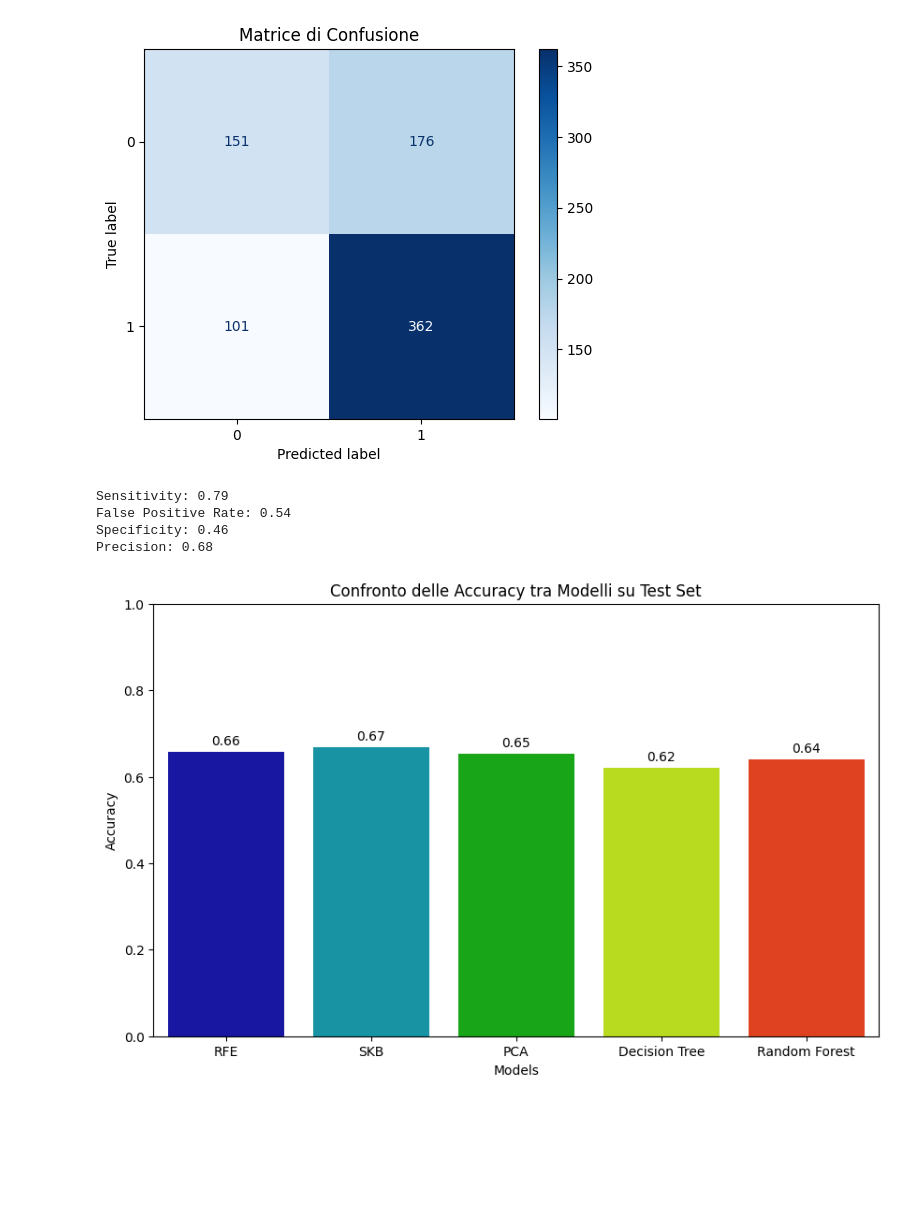
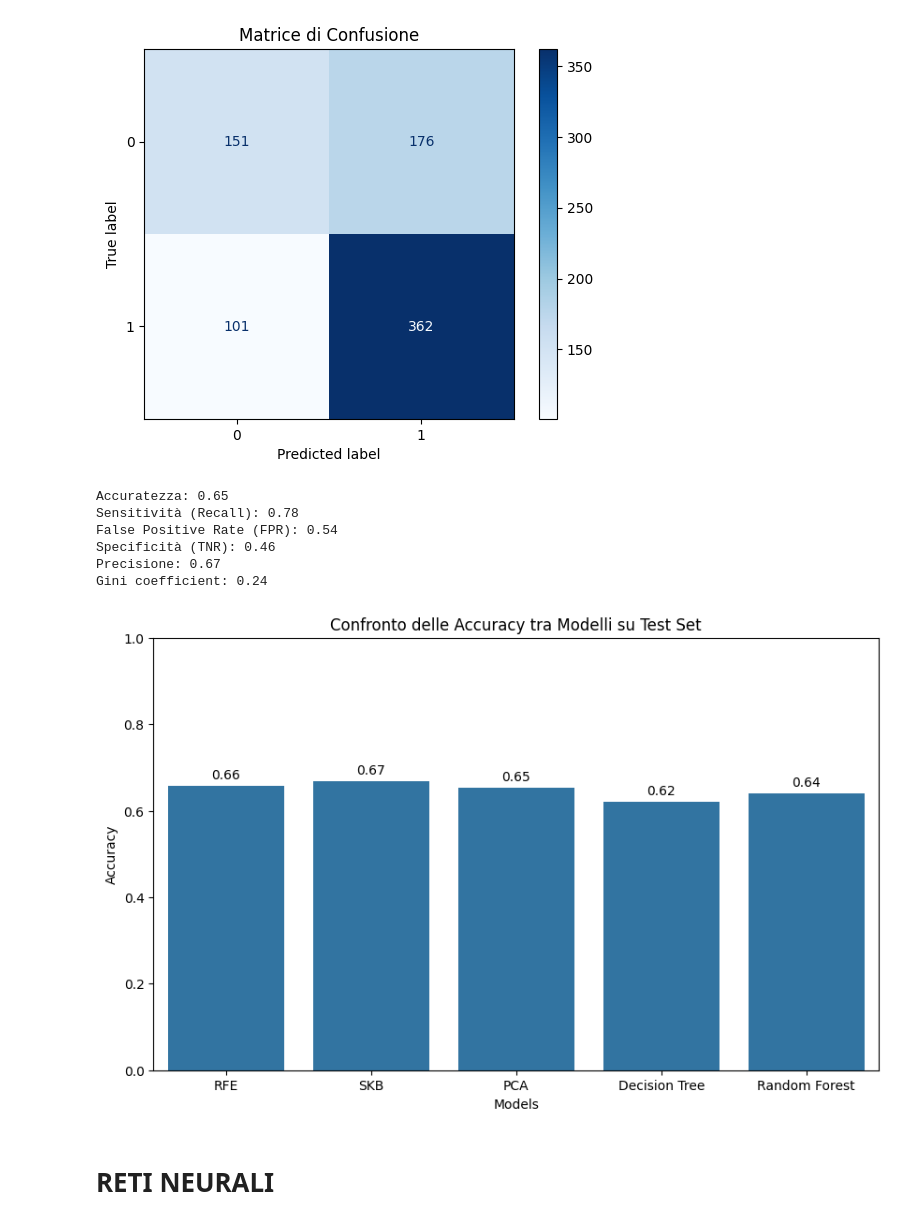
Before and after one commit to LucaTomei93/AIDS_VirusInfectionPrediction, a Jupyter notebook: main.ipynb, the cells around one changed output. Saved outputs shown, nothing was run; the diff lists cells and outputs as text; code cells hidden in the pictures; blank space fills up the shorter version.

Commit message:
reti neurali

```diff
--- a/main.ipynb
+++ b/main.ipynb
@@ -1063,60 +1019,41 @@ plt.show()
 # %% [output]
 <Figure size 800x600 with 0 Axes>
 [figure]
-# %%
-# Sensitivity, False Positive Rate, Specificity, Precision
-
-TP = 368
-FN = 95
-FP = 175
-TN = 152
-
-# Calcolo della sensitivity (recall)
-sensitivity = TP / (TP + FN)
-
-# Calcolo del false positive rate
-fpr = FP / (FP + TN)
-
-# Calcolo della Precisione
-precision = TP / (TP + FP)
-
-# Calcolo della Specificità
-specificity = TN / (TN + FP)
-
-# Stampa dei risultati
-print(f"Sensitivity: {sensitivity:.2f}")
-print(f"False Positive Rate: {fpr:.2f}")
-print(f"Specificity: {specificity:.2f}")
-print(f"Precision: {precision:.2f}")
-# %% [output]
-Sensitivity: 0.79
-False Positive Rate: 0.54
-Specificity: 0.46
-Precision: 0.68
+# %%
+get_confusion_matrix_insights(y_test, y_pred)
+# %% [output]
+Accuratezza: 0.65
+Sensitività (Recall): 0.78
+False Positive Rate (FPR): 0.54
+Specificità (TNR): 0.46
+Precisione: 0.67
+Gini coefficient: 0.24
 # %%
 # Accuratezze dei modelli
 model_names = ['RFE', 'SKB', 'PCA','Decision Tree','Random Forest']
 accuracies = [0.658, 0.669, 0.654,0.62,0.64]
 
 # Creazione del DataFrame
 import pandas as pd
 df = pd.DataFrame({'Models': model_names, 'Accuracy': accuracies})
 
 # Creazione del grafico a barre
 plt.figure(figsize=(10, 6))
-sns.barplot(x='Models', y='Accuracy', data=df, palette='nipy_spectral')
+sns.barplot(x='Models', y='Accuracy', data=df)
 
 # Aggiunta di titoli e etichette
 plt.xlabel('Models')
 plt.ylabel('Accuracy')
 plt.title('Confronto delle Accuracy tra Modelli su Test Set')
 
 # Aggiunta dei valori sopra le barre
 for index, row in df.iterrows():
     plt.text(index, row.Accuracy + 0.01, f'{row.Accuracy:.2f}', ha='center', va='bottom')
 
 # Mostra il grafico
 plt.ylim(0, 1)  # Imposta il limite dell'asse y da 0 a 1
 plt.show()
 # %% [output]
-[figure, old version]
+[figure, new version]
+# %% [markdown]
+# RETI NEURALI
```
Also changed, not shown: parts of 18 cells of this notebook, 1 other file.
